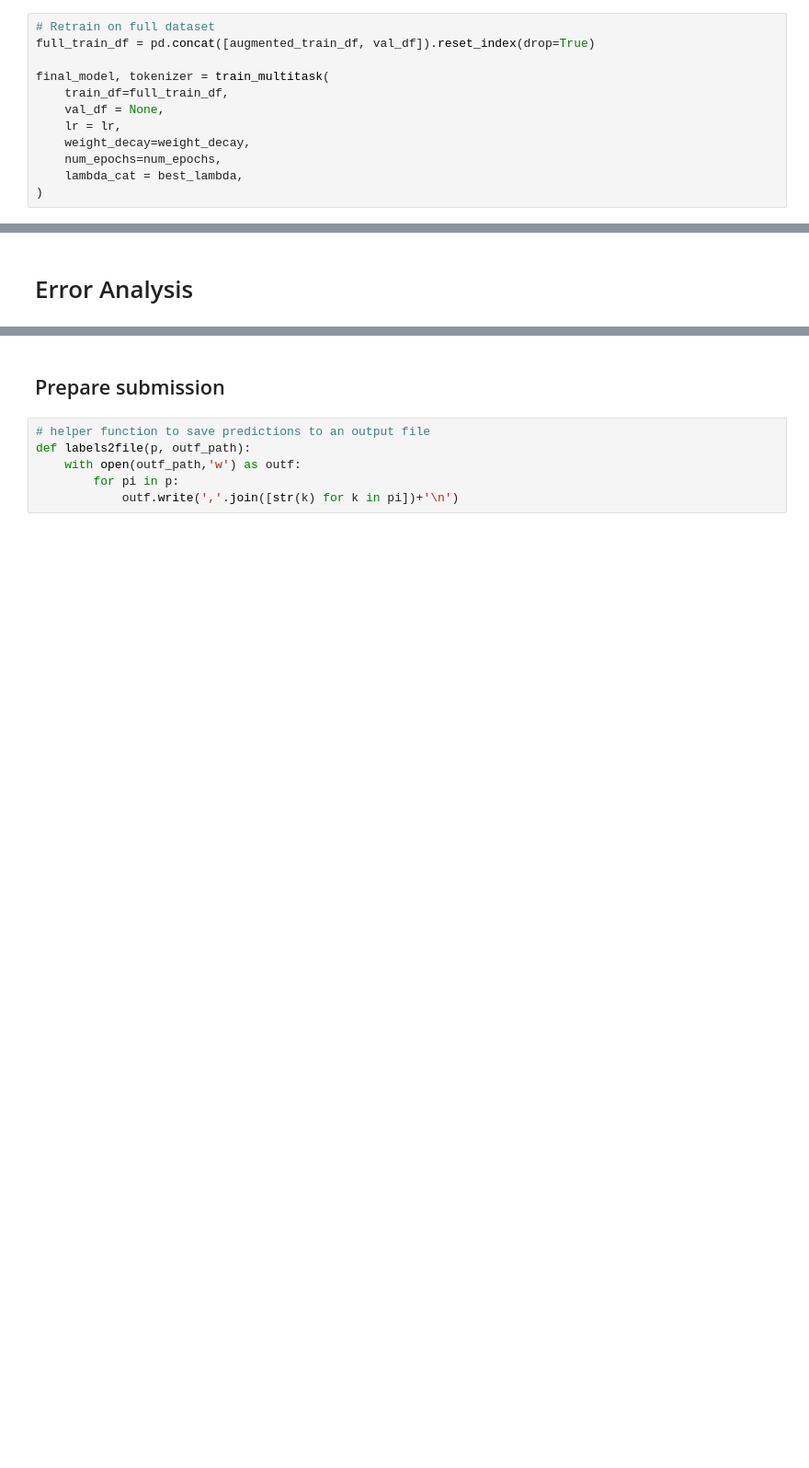
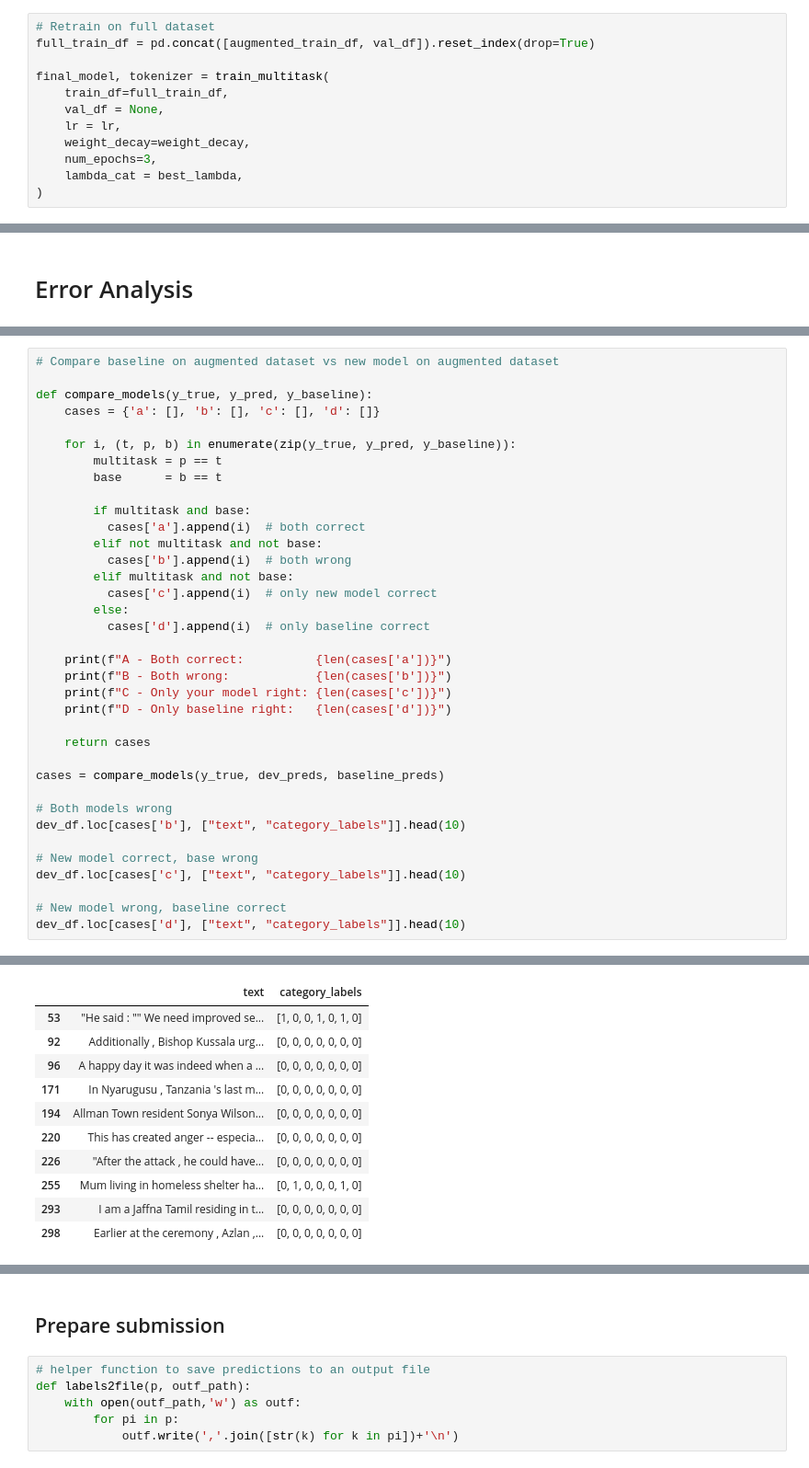
Before and after one commit to susiegithub/NLP_CWK, a Jupyter notebook: NLP_CWK_new.ipynb, the cells around one changed output, grey strips where cells are left out. Shown at 92% size. Drawn from its saved outputs; the diff is of its cells as text; blank space fills up the shorter version.

```diff
--- a/NLP_CWK_new.ipynb
+++ b/NLP_CWK_new.ipynb
@@ -999,7 +1077,7 @@ final_model, tokenizer = train_multitask(
     val_df = None,
     lr = lr,
     weight_decay=weight_decay,
-    num_epochs=num_epochs,
+    num_epochs=3,
     lambda_cat = best_lambda,
 )
 # %% [output]
@@ -1064,0 +1173,37 @@ print(f"Avg length incorrect: {incorrect.mean():.1f} words")
+# %%
+# Compare baseline on augmented dataset vs new model on augmented dataset
+
+def compare_models(y_true, y_pred, y_baseline):
+    cases = {'a': [], 'b': [], 'c': [], 'd': []}
+
+    for i, (t, p, b) in enumerate(zip(y_true, y_pred, y_baseline)):
+        multitask = p == t
+        base      = b == t
+
+        if multitask and base:
+          cases['a'].append(i)  # both correct
+        elif not multitask and not base:
+          cases['b'].append(i)  # both wrong
+        elif multitask and not base:
+          cases['c'].append(i)  # only new model correct
+        else:
+          cases['d'].append(i)  # only baseline correct
+
+    print(f"A - Both correct:          {len(cases['a'])}")
+    print(f"B - Both wrong:            {len(cases['b'])}")
+    print(f"C - Only your model right: {len(cases['c'])}")
+    print(f"D - Only baseline right:   {len(cases['d'])}")
+
+    return cases
+
+cases = compare_models(y_true, dev_preds, baseline_preds)
+
+# Both models wrong
+dev_df.loc[cases['b'], ["text", "category_labels"]].head(10)
+
+# New model correct, base wrong
+dev_df.loc[cases['c'], ["text", "category_labels"]].head(10)
+
+# New model wrong, baseline correct
+dev_df.loc[cases['d'], ["text", "category_labels"]].head(10)
+# %% [output]
@@ -1064,0 +1214,11 @@ print(f"Avg length incorrect: {incorrect.mean():.1f} words")
+|  | text | category_labels |
+| 53 | "He said : "" We need improved se... | [1, 0, 0, 1, 0, 1, 0] |
+| 92 | Additionally , Bishop Kussala urg... | [0, 0, 0, 0, 0, 0, 0] |
+| 96 | A happy day it was indeed when a ... | [0, 0, 0, 0, 0, 0, 0] |
+| 171 | In Nyarugusu , Tanzania 's last m... | [0, 0, 0, 0, 0, 0, 0] |
+| 194 | Allman Town resident Sonya Wilson... | [0, 0, 0, 0, 0, 0, 0] |
+| 220 | This has created anger -- especia... | [0, 0, 0, 0, 0, 0, 0] |
+| 226 | "After the attack , he could have... | [0, 0, 0, 0, 0, 0, 0] |
+| 255 | Mum living in homeless shelter ha... | [0, 1, 0, 0, 0, 1, 0] |
+| 293 | I am a Jaffna Tamil residing in t... | [0, 0, 0, 0, 0, 0, 0] |
+| 298 | Earlier at the ceremony , Azlan ,... | [0, 0, 0, 0, 0, 0, 0] |
```
Also changed, not shown: parts of 14 cells of this notebook.
